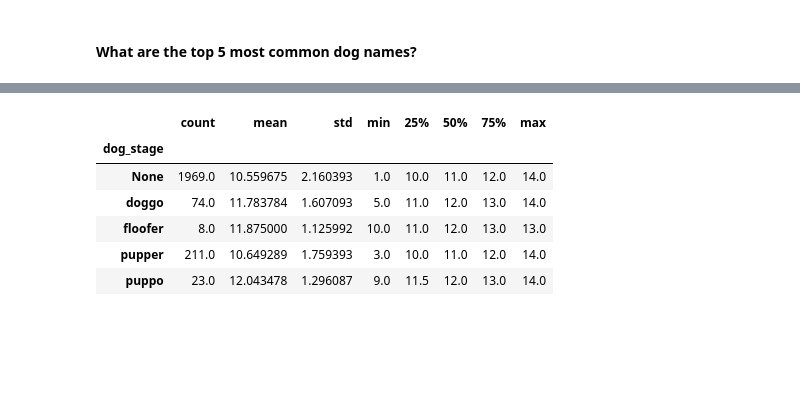
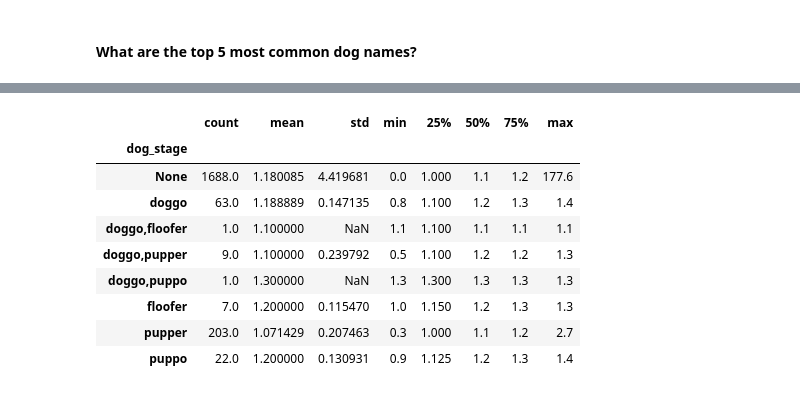
Before and after one commit to ponggolin/Wrangle-and-Analyze-Data, a Jupyter notebook: wrangle_act.ipynb, the cells around one changed output, grey strips where cells are left out. Saved outputs shown, nothing was run; the diff lists cells and outputs as text; code cells hidden in the pictures; blank space fills up the shorter version.

```diff
--- a/wrangle_act.ipynb
+++ b/wrangle_act.ipynb
@@ -624,8 +703,8 @@ df_clean_twitter_archive.to_csv('twitter_archive_master.csv')
 # %% [markdown]
 ## Analyze data
 # %%
-# Read the clean file and ignore the unname column
-df = pd.read_csv('twitter_archive_master.csv', index_col=0)
+# Read the clean csv file as new data frame.
+df = pd.read_csv('twitter_archive_master.csv')
 df.info()
 # %% [output]
 <class 'pandas.core.frame.DataFrame'>
@@ -704,10 +781,16 @@ df.boxplot(column='rating_numerator', by='dog_stage');
+# %%
+# Define rating
+df['rating'] = df['rating_numerator'] / df['rating_denominator']
 # %%
-df.groupby('dog_stage')['rating_numerator'].describe()
+df.groupby('dog_stage').rating.describe()
 # %% [output]
 |  | count | mean | std | min | 25% | 50% | 75% | max |
 | dog_stage |  |  |  |  |  |  |  |  |
-| None | 1969.0 | 10.559675 | 2.160393 | 1.0 | 10.0 | 11.0 | 12.0 | 14.0 |
-| doggo | 74.0 | 11.783784 | 1.607093 | 5.0 | 11.0 | 12.0 | 13.0 | 14.0 |
-| floofer | 8.0 | 11.875000 | 1.125992 | 10.0 | 11.0 | 12.0 | 13.0 | 13.0 |
-| pupper | 211.0 | 10.649289 | 1.759393 | 3.0 | 10.0 | 11.0 | 12.0 | 14.0 |
-| puppo | 23.0 | 12.043478 | 1.296087 | 9.0 | 11.5 | 12.0 | 13.0 | 14.0 |
+| None | 1688.0 | 1.180085 | 4.419681 | 0.0 | 1.000 | 1.1 | 1.2 | 177.6 |
+| doggo | 63.0 | 1.188889 | 0.147135 | 0.8 | 1.100 | 1.2 | 1.3 | 1.4 |
+| doggo,floofer | 1.0 | 1.100000 | NaN | 1.1 | 1.100 | 1.1 | 1.1 | 1.1 |
+| doggo,pupper | 9.0 | 1.100000 | 0.239792 | 0.5 | 1.100 | 1.2 | 1.2 | 1.3 |
+| doggo,puppo | 1.0 | 1.300000 | NaN | 1.3 | 1.300 | 1.3 | 1.3 | 1.3 |
+| floofer | 7.0 | 1.200000 | 0.115470 | 1.0 | 1.150 | 1.2 | 1.3 | 1.3 |
+| pupper | 203.0 | 1.071429 | 0.207463 | 0.3 | 1.000 | 1.1 | 1.2 | 2.7 |
+| puppo | 22.0 | 1.200000 | 0.130931 | 0.9 | 1.125 | 1.2 | 1.3 | 1.4 |
```
Also changed, not shown: parts of 80 cells of this notebook.
